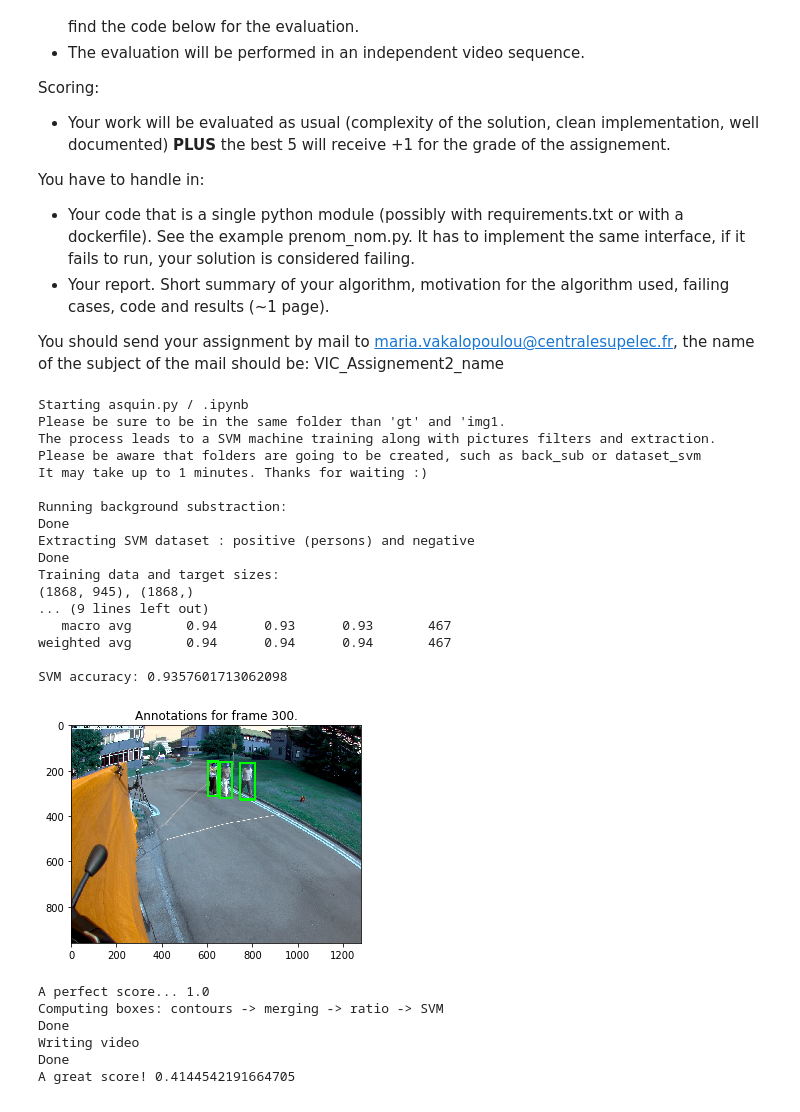
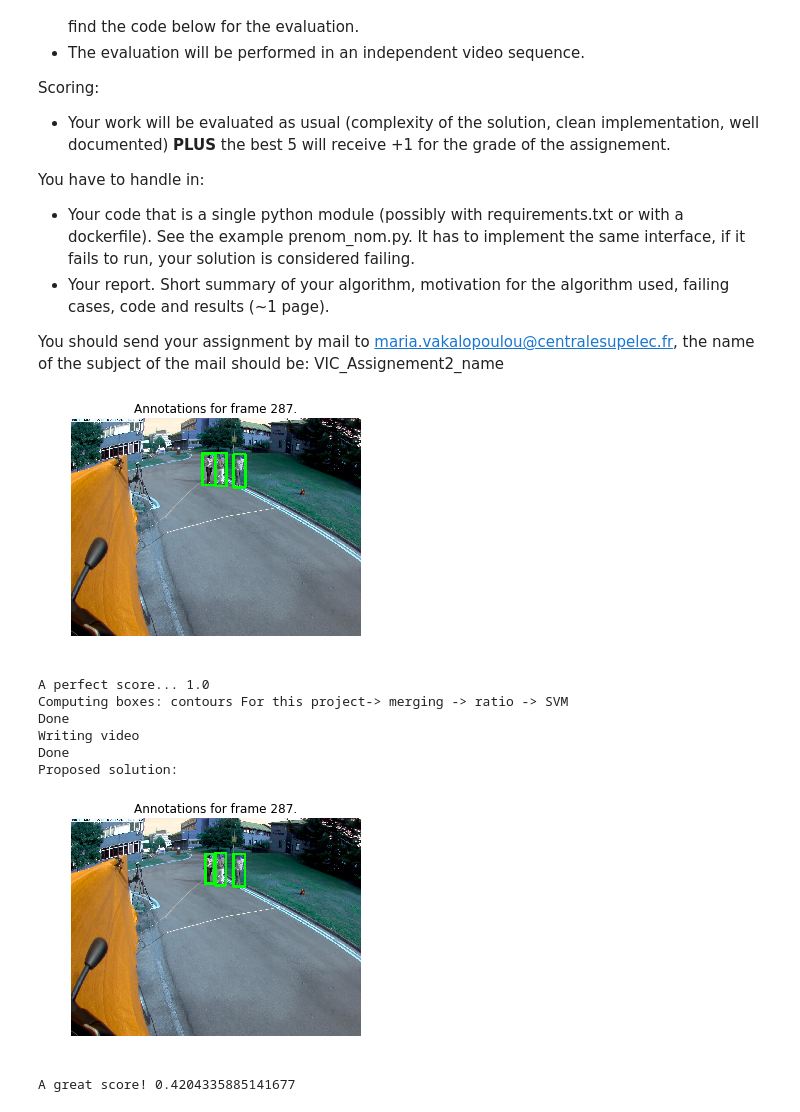
Before and after one commit to paulasquin/computer-vision-cs, a Jupyter notebook: Assignment2/assignement2.ipynb, the cells around one changed output. Cells and saved outputs as stored; diff of their text form; code cells hidden in the pictures.

```diff
--- a/Assignment2/assignement2.ipynb
+++ b/Assignment2/assignement2.ipynb
@@ -88,55 +88,43 @@ def evaluate_solution(gt, solution, N):
         score.append(intersection.sum()/union.sum())
 
 
     return np.asarray(score).mean()
 
 
 def show_annotation(solution, frame):
     assert _N >= frame
     im = read_frame(data_root, frame)
     bbs = annotations_for_frame(solution, frame)
     for bb in bbs:
         x, y = bb[2:4]
         dx, dy = bb[4:6]
         cv2.rectangle(im, (x, y), (x+dx, y+dy), (0,255,0), 10)
     plt.imshow(im)
     plt.title('Annotations for frame {}.'.format(frame))
+    plt.axis('off')
     plt.show()
     return
 
 gt = read_gt(gt_path)
 
-show_annotation(gt, 300)
+show_annotation(gt, 287)
 
 print('A perfect score... {}'.format(evaluate_solution(gt, gt, _N)))
 
 # your solution will be tested simply by changing the dataset
 # and changing the module, i.e., the following has to work
 # with simply using your module
 sol = yourname.pedestrians(data_root, _W, _H, _N)
+print("Proposed solution:")
+show_annotation(sol, 287)
 print('A great score! {}'.format(evaluate_solution(gt, sol, _N)))
 # %% [output]
+[figure, new version]
-Starting asquin.py / .ipynb
-Please be sure to be in the same folder than 'gt' and 'img1.
-The process leads to a SVM machine training along with pictures filters and extraction.
-Please be aware that folders are going to be created, such as back_sub or dataset_svm
-It may take up to 1 minutes. Thanks for waiting :)
-
-Running background substraction:
+A perfect score... 1.0
+Computing boxes: contours For this project-> merging -> ratio -> SVM
 Done
-Extracting SVM dataset : positive (persons) and negative
+Writing video
 Done
-Training data and target sizes:
-(1868, 945), (1868,)
-... (9 lines left out)
-   macro avg       0.94      0.93      0.93       467
-weighted avg       0.94      0.94      0.94       467
-
-SVM accuracy: 0.9357601713062098
+Proposed solution:
-[figure, old version]
+[figure, added]
-A perfect score... 1.0
-Computing boxes: contours -> merging -> ratio -> SVM
-Done
-Writing video
-Done
-A great score! 0.4144542191664705
+A great score! 0.4204335885141677
```
Also changed, not shown: 2 other files.
